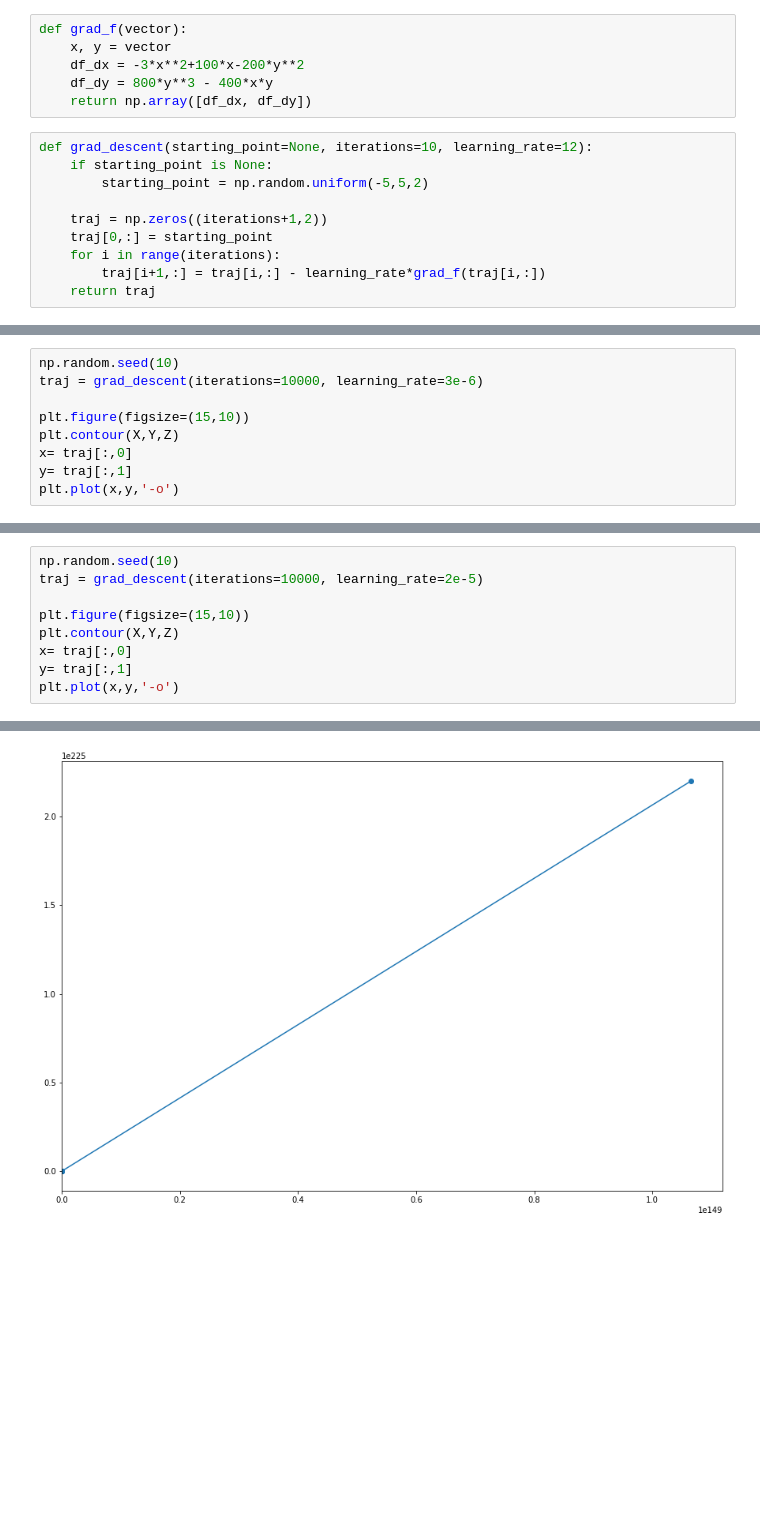
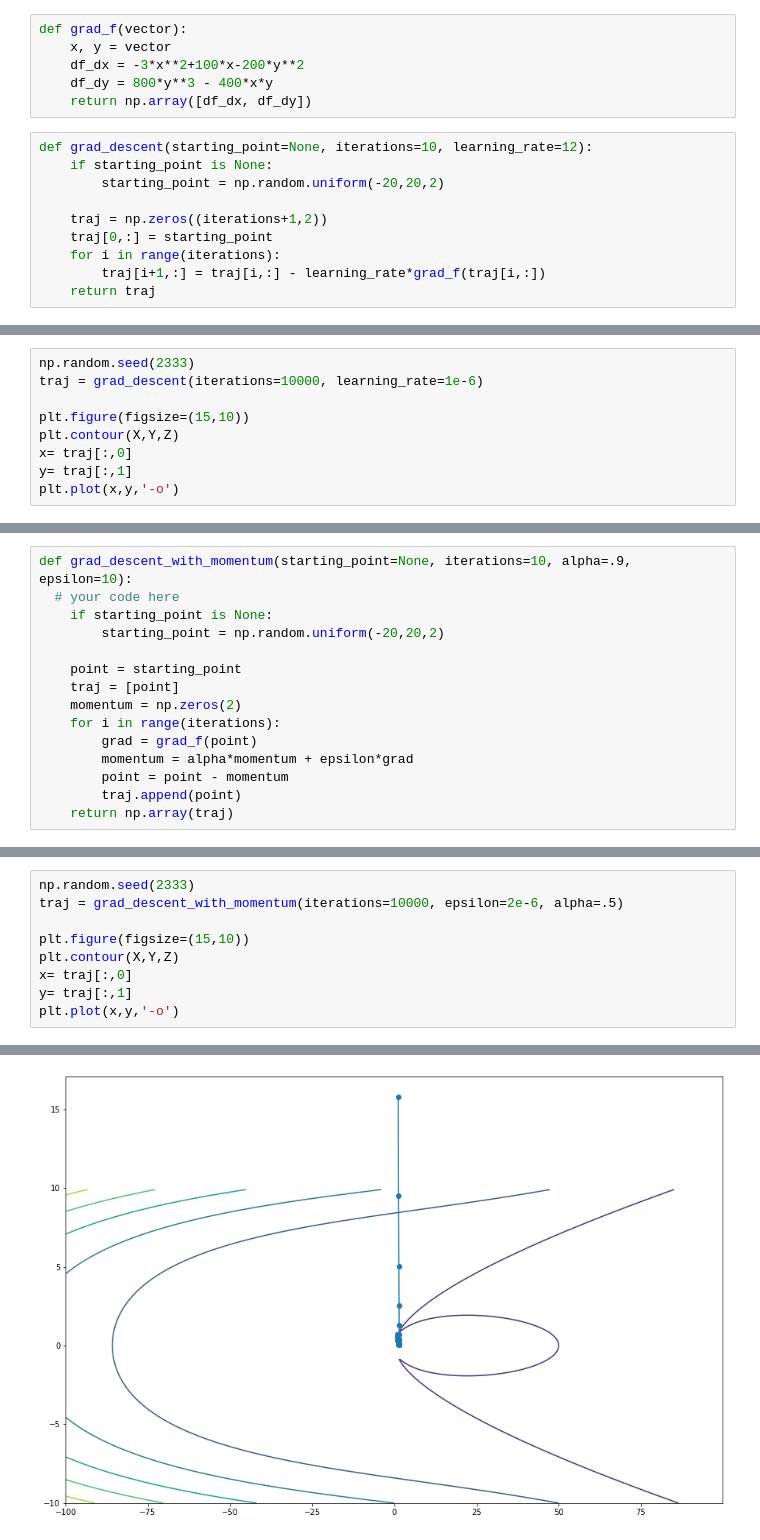
Before and after one commit to antaressgzz/ANLY590, a Jupyter notebook: hw2.ipynb, the cells around one changed output, grey strips where cells are left out. Drawn from its saved outputs; the diff is of its cells as text; blank space fills up the shorter version.

```diff
--- a/hw2.ipynb
+++ b/hw2.ipynb
@@ -80,7 +78,7 @@ def grad_f(vector):
 # %%
 def grad_descent(starting_point=None, iterations=10, learning_rate=12):
     if starting_point is None:
-        starting_point = np.random.uniform(-5,5,2)
+        starting_point = np.random.uniform(-20,20,2)
 
     traj = np.zeros((iterations+1,2))
     traj[0,:] = starting_point
@@ -90,6 +112,6 @@ def grad_descent(starting_point=None, iterations=10, learning_rate=12):
 # %%
-np.random.seed(10)
-traj = grad_descent(iterations=10000, learning_rate=3e-6)
+np.random.seed(2333)
+traj = grad_descent(iterations=10000, learning_rate=1e-6)
 
 plt.figure(figsize=(15,10))
 plt.contour(X,Y,Z)
@@ -102 +126,16 @@ plt.plot(x,y,'-o')
+# %%
+def grad_descent_with_momentum(starting_point=None, iterations=10, alpha=.9, epsilon=10):
+  # your code here
+    if starting_point is None:
+        starting_point = np.random.uniform(-20,20,2)
+
+    point = starting_point
+    traj = [point]
+    momentum = np.zeros(2)
+    for i in range(iterations):
+        grad = grad_f(point)
+        momentum = alpha*momentum + epsilon*grad
+        point = point - momentum
+        traj.append(point)
+    return np.array(traj)
 # %%
@@ -114,12 +165,12 @@ plt.plot(x,y,'-o')
 # %%
-np.random.seed(10)
-traj = grad_descent(iterations=10000, learning_rate=2e-5)
+np.random.seed(2333)
+traj = grad_descent_with_momentum(iterations=10000, epsilon=2e-6, alpha=.5)
 
 plt.figure(figsize=(15,10))
 plt.contour(X,Y,Z)
 x= traj[:,0]
 y= traj[:,1]
 plt.plot(x,y,'-o')
 # %% [output]
 [<matplotlib.lines.Line2D at 0x...>]
-[figure, old version]
+[figure, new version]
```
Also changed, not shown: parts of 17 cells of this notebook.
